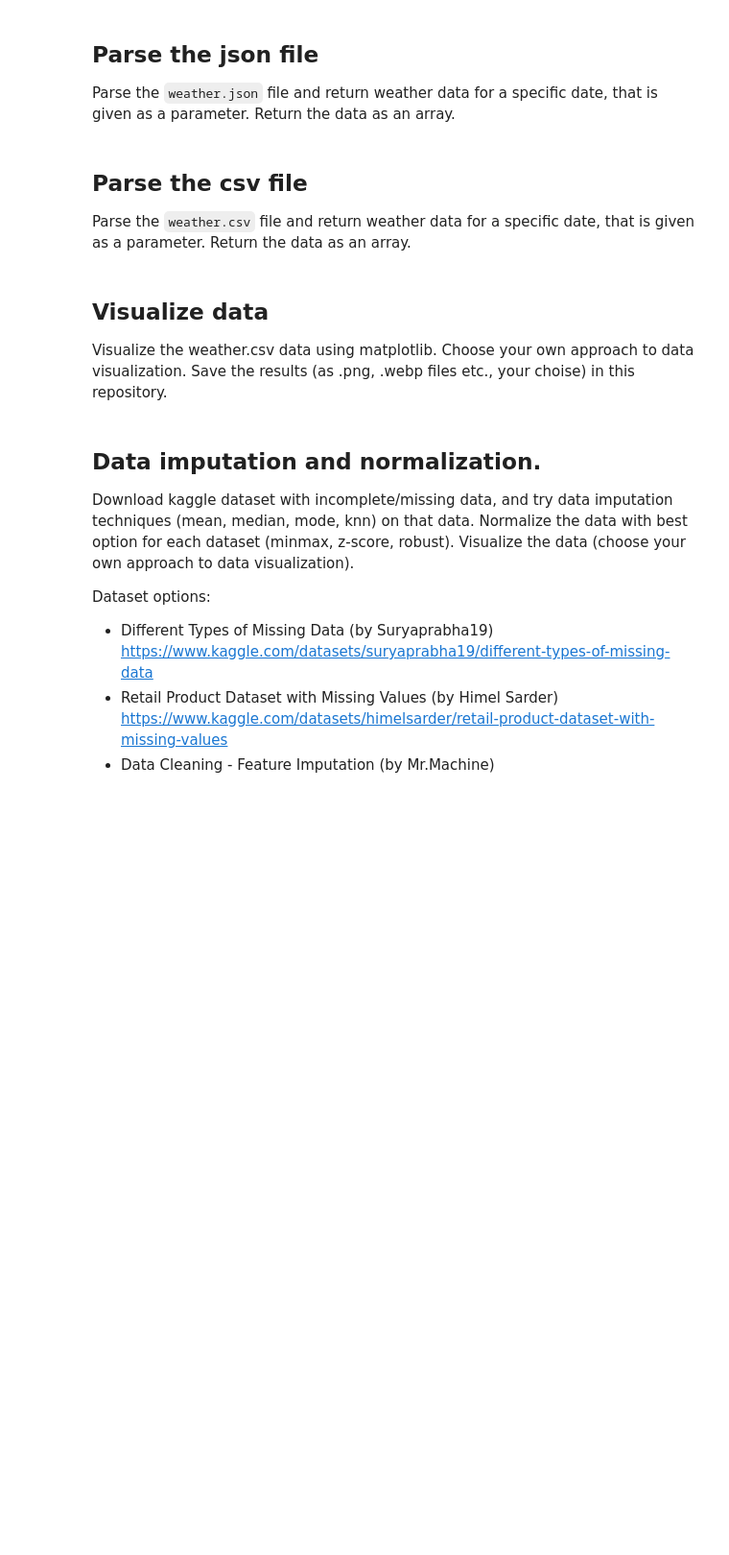
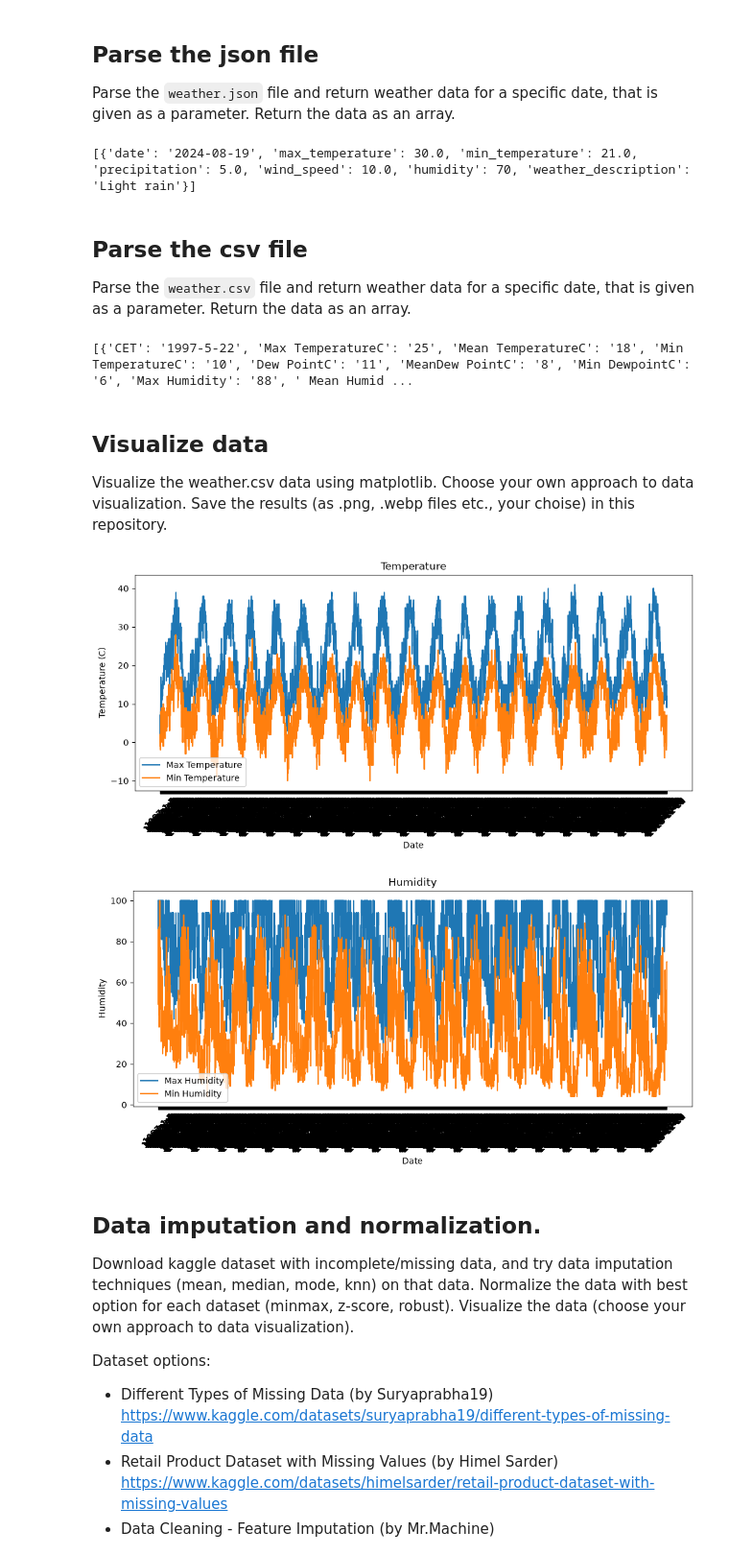
Before and after one commit to Mariia-Mytsak/ida-labs, a Jupyter notebook: assignement-1.ipynb, the cells around one changed output. Shown at 96% size. Cells and saved outputs as stored; diff of their text form; code cells hidden in the pictures; blank space fills up the shorter version.

```diff
--- a/assignement-1.ipynb
+++ b/assignement-1.ipynb
@@ -65,29 +83,44 @@ def parse_json(date):
     Returns:
         list: a list of weather data for a given date.
     """
-    return None
+    import json
 
-target_date = '2024-8-19'
+    with open("resources/weather.json", "r", encoding="utf-8") as file:
+        data = json.load(file)
+
+    result = []
+
+    for item in data["daily"]:
+        if item.get("date") == date:
+            result.append(item)
+
+    return result
+
+target_date = '2024-08-19'
 print(parse_json(target_date))
+# %% [output]
+[{'date': '2024-08-19', 'max_temperature': 30.0, 'min_temperature': 21.0, 'precipitation': 5.0, 'wind_speed': 10.0, 'humidity': 70, 'weather_description': 'Light rain'}]
 # %% [markdown]
 ## Parse the csv file
 
 Parse the `weather.csv` file and return weather data for a specific date, that is given as a parameter. Return the data as an array.
 # %%
 def parse_csv(date):
-    """
-    Parse the data from weather.csv file and return weather data for a given date.
+    import csv
+    result = []
 
-    Args:
-        date (str): The date for which we look up the weather.
+    with open("resources/weather.csv", "r", encoding="utf-8") as file:
+        reader = csv.DictReader(file)
 
-    Returns:
-        list: a list of weather data for a given date.
-    """
-    return None
+        for row in reader:
+            if row["CET"] == date:
+                result.append(row)
 
+    return result
 target_date = '1997-5-22'
 print(parse_csv(target_date))
+# %% [output]
+[{'CET': '1997-5-22', 'Max TemperatureC': '25', 'Mean TemperatureC': '18', 'Min TemperatureC': '10', 'Dew PointC': '11', 'MeanDew PointC': '8', 'Min DewpointC': '6', 'Max Humidity': '88', ' Mean Humid ...
 # %% [markdown]
 ## Visualize data
 
@@ -95,18 +128,49 @@ Visualize the weather.csv data using matplotlib. Choose your own approach to dat
 # %%
 def visualize_data():
     """
     Parse the data from weather.csv file and visualize it using Matplotlib. Use more then one visualization.
     Save the results in the repository.
 
     Args:
         None: None.
 
     Returns:
         None: None.
     """
-    return None
+    import pandas as pd
+    import matplotlib.pyplot as plt
+
+    data = pd.read_csv("resources/weather.csv")
+    # Графік 1 — температура
+    plt.figure(figsize=(10, 5))
+    plt.plot(data["CET"], data["Max TemperatureC"], label="Max Temperature")
+    plt.plot(data["CET"], data["Min TemperatureC"], label="Min Temperature")
+    plt.xlabel("Date")
+    plt.ylabel("Temperature (C)")
+    plt.title("Temperature")
+    plt.legend()
+    plt.xticks(rotation=45)
+    plt.tight_layout()
+    plt.savefig("temperature.png")
+    plt.show()
+
+    #Графік 2 — вологість
+    plt.figure(figsize=(10, 5))
+    plt.plot(data["CET"], data["Max Humidity"], label="Max Humidity")
+    plt.plot(data["CET"], data[" Min Humidity"], label="Min Humidity")
+    plt.xlabel("Date")
+    plt.ylabel("Humidity")
+    plt.title("Humidity")
+    plt.legend()
+    plt.xticks(rotation=45)
+    plt.tight_layout()
+    plt.savefig("humidity.png")
+    plt.show()
 
 visualize_data()
+# %% [output]
+[figure, added]
+[figure, added]
 # %% [markdown]
 ## Data imputation and normalization.
 
```
Also changed, not shown: parts of 3 cells of this notebook, 5 other files.
